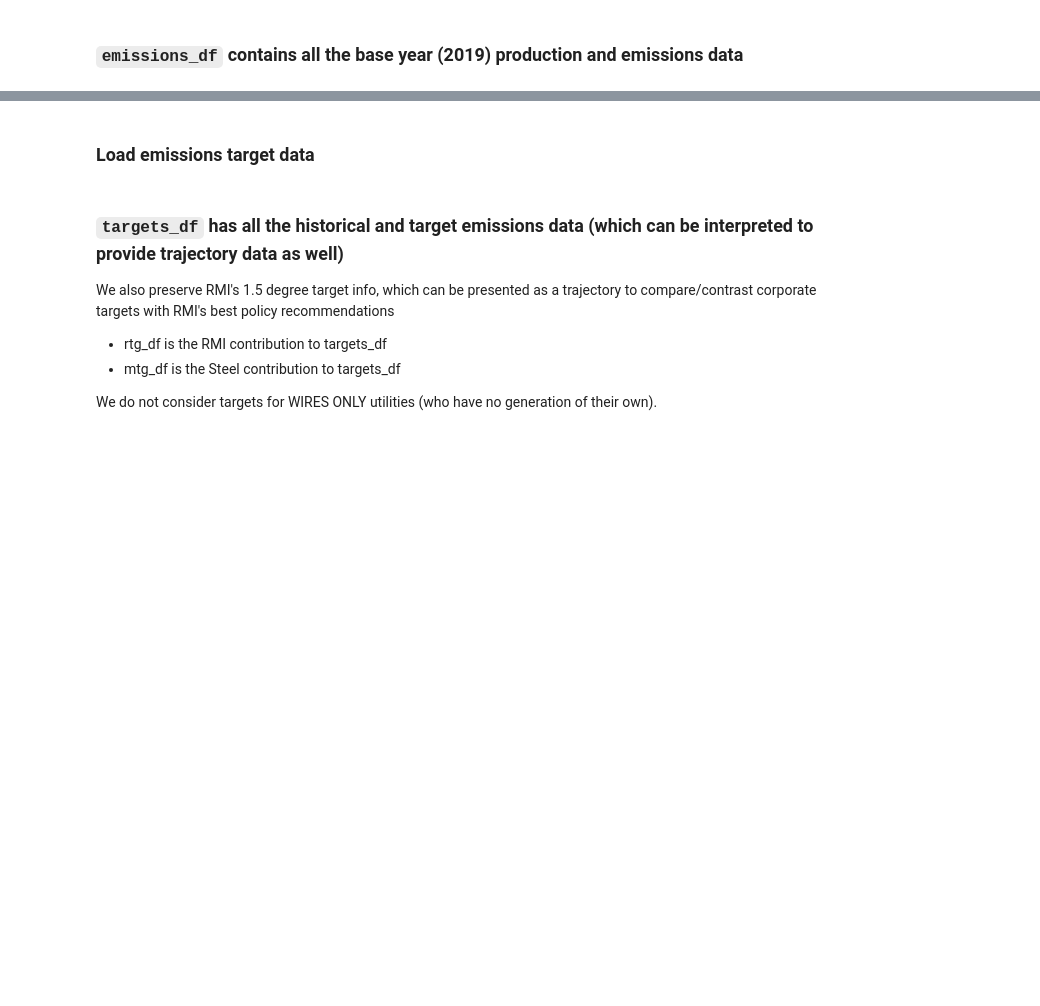
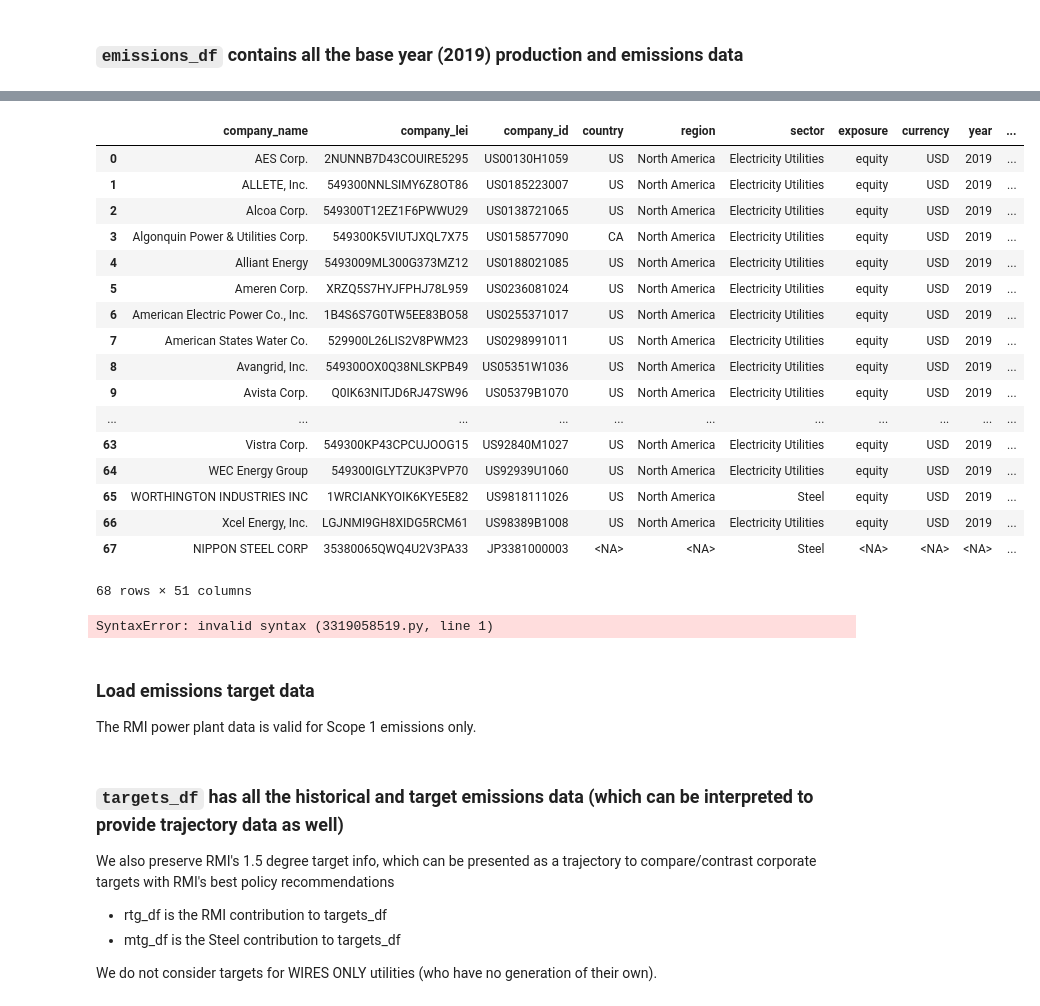
Before and after one commit to os-climate/itr-data-pipeline, a Jupyter notebook: notebooks/ITR-data-production.ipynb, the cells around one changed output, grey strips where cells are left out. Saved outputs shown, nothing was run; the diff lists cells and outputs as text; code cells hidden in the pictures; blank space fills up the shorter version.

```diff
--- a/notebooks/ITR-data-production.ipynb
+++ b/notebooks/ITR-data-production.ipynb
@@ -474,8 +487,6 @@ display(company_emissions[0:76])
 
 For now our benchmark data covers only North America and Europe.  Over time, we expect additional regions (possibly on a per-sector basis).
 # %%
-financial_df = pd.read_sql(base_financial_sql, engine).convert_dtypes()
+financial_df = pd.read_sql(base_financial_sql, engine, index_col=['company_name', 'company_lei', 'company_id', 'sector']).convert_dtypes()
 financial_df.region = financial_df.region.apply(lambda x: x if x in ['Asia', 'Europe', 'North America'] else 'Global').astype('string')
-
-print(f"Total number of financial reports = {len(financial_df)}")
 financial_df
@@ -513,0 +552,10 @@ emissions_df = pd.concat([rmi_emissions_df, steel_emissions_df])
+# %%
+def rename_column_emissions(df, scope):
+    df = df.loc[:, 2016:2020]
+    df.columns = df.columns.map(lambda x: f"{x}_ghg_{scope}")
+    return df
+
+template_steel_co2 = pd.concat([rename_column_emissions(steel_co2[scope], scope) for scope in scopes], axis=1)
+for year in range(2016,2021):
+    template_steel_co2.insert(len(template_steel_co2.columns)-5,f"{year}_ghg_s1s2", steel_co2['s1'][year]+steel_co2['s2'][year])
+template_steel_co2
@@ -513,0 +581,4 @@ emissions_df = pd.concat([rmi_emissions_df, steel_emissions_df])
+# %%
+template_steel_production = steel_production.loc[:, 2016:2020]
+template_steel_production.columns = template_steel_production.columns.map(lambda x: f"{x}_production")
+template_steel_production
@@ -513,0 +604,7 @@ emissions_df = pd.concat([rmi_emissions_df, steel_emissions_df])
+# %%
+template_steel_df = pd.concat([template_steel_co2, template_steel_production], axis=1)
+template_steel_df.insert(0, 'sector', 'Steel')
+template_steel_df.set_index(['sector'], append=True, inplace=True)
+template_steel_df.insert(0, 'emissions_metric', 't CO2')
+template_steel_df.insert(1, 'production_metric', 'Fe_ton')
+template_steel_df
@@ -513,0 +631,37 @@ emissions_df = pd.concat([rmi_emissions_df, steel_emissions_df])
+# %%
+pd.options.display.max_rows = 99
+pd.options.display.max_columns = 49
+template_df = pd.concat([financial_df, pd.concat([template_steel_df, template_rmi_df])], axis=1).dropna(thresh=16).drop(columns=['company_cash_equivalents', 'company_debt'], axis=1)
+template_df.loc[pd.IndexSlice[:, :, :, ['Electricity Utilities']], ['emissions_metric', 'production_metric']] = ['Mt CO2', 'TWh']
+template_df = template_df.reset_index()
+cols = template_df.columns.tolist()
+cols = cols[:3] + cols[4:6] + [cols[3]] + cols[6:]
+template_df = template_df[cols]
+for col in cols:
+    if col.startswith('2020_'):
+        col_index = template_df.columns.get_loc(col)
+        for year in [2022, 2021]:
+            newcol = col.replace('2020', str(year))
+            template_df.insert(col_index+1, newcol, np.nan)
+display(template_df)
+pd.reset_option("display.max_rows")
+pd.reset_option("display.max_columns")
+# %% [output]
+|  | company_name | company_lei | company_id | country | region | sector | exposure | currency | year | ... |
+| 0 | AES Corp. | 2NUNNB7D43COUIRE5295 | US00130H1059 | US | North America | Electricity Utilities | equity | USD | 2019 | ... |
+| 1 | ALLETE, Inc. | 549300NNLSIMY6Z8OT86 | US0185223007 | US | North America | Electricity Utilities | equity | USD | 2019 | ... |
+| 2 | Alcoa Corp. | 549300T12EZ1F6PWWU29 | US0138721065 | US | North America | Electricity Utilities | equity | USD | 2019 | ... |
+| 3 | Algonquin Power & Utilities Corp. | 549300K5VIUTJXQL7X75 | US0158577090 | CA | North America | Electricity Utilities | equity | USD | 2019 | ... |
+| 4 | Alliant Energy | 5493009ML300G373MZ12 | US0188021085 | US | North America | Electricity Utilities | equity | USD | 2019 | ... |
+| 5 | Ameren Corp. | XRZQ5S7HYJFPHJ78L959 | US0236081024 | US | North America | Electricity Utilities | equity | USD | 2019 | ... |
+| 6 | American Electric Power Co., Inc. | 1B4S6S7G0TW5EE83BO58 | US0255371017 | US | North America | Electricity Utilities | equity | USD | 2019 | ... |
+| 7 | American States Water Co. | 529900L26LIS2V8PWM23 | US0298991011 | US | North America | Electricity Utilities | equity | USD | 2019 | ... |
+| 8 | Avangrid, Inc. | 549300OX0Q38NLSKPB49 | US05351W1036 | US | North America | Electricity Utilities | equity | USD | 2019 | ... |
+| 9 | Avista Corp. | Q0IK63NITJD6RJ47SW96 | US05379B1070 | US | North America | Electricity Utilities | equity | USD | 2019 | ... |
+| ... | ... | ... | ... | ... | ... | ... | ... | ... | ... | ... |
+| 63 | Vistra Corp. | 549300KP43CPCUJOOG15 | US92840M1027 | US | North America | Electricity Utilities | equity | USD | 2019 | ... |
+| 64 | WEC Energy Group | 549300IGLYTZUK3PVP70 | US92939U1060 | US | North America | Electricity Utilities | equity | USD | 2019 | ... |
+| 65 | WORTHINGTON INDUSTRIES INC | 1WRCIANKYOIK6KYE5E82 | US9818111026 | US | North America | Steel | equity | USD | 2019 | ... |
+| 66 | Xcel Energy, Inc. | LGJNMI9GH8XIDG5RCM61 | US98389B1008 | US | North America | Electricity Utilities | equity | USD | 2019 | ... |
+| 67 | NIPPON STEEL CORP | 35380065QWQ4U2V3PA33 | JP3381000003 | <NA> | <NA> | Steel | <NA> | <NA> | <NA> | ... |
+68 rows × 51 columns
@@ -514,5 +671,11 @@ emissions_df = pd.concat([rmi_emissions_df, steel_emissions_df])
+# %%
+stop!
+# %% [output]
+SyntaxError: invalid syntax (3319058519.py, line 1)
 # %% [markdown]
 ### Load emissions target data
+
+The RMI power plant data is valid for Scope 1 emissions only.
 # %%
 engine.execute(f"describe {rmi_schema}.emissions_targets").fetchall()
 # %% [markdown]
```
Also changed, not shown: parts of 74 cells of this notebook, 2 other files.
